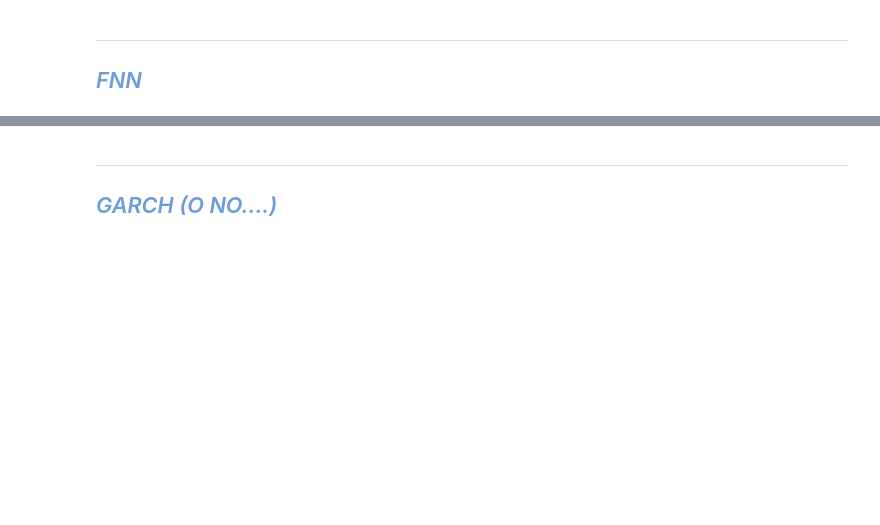
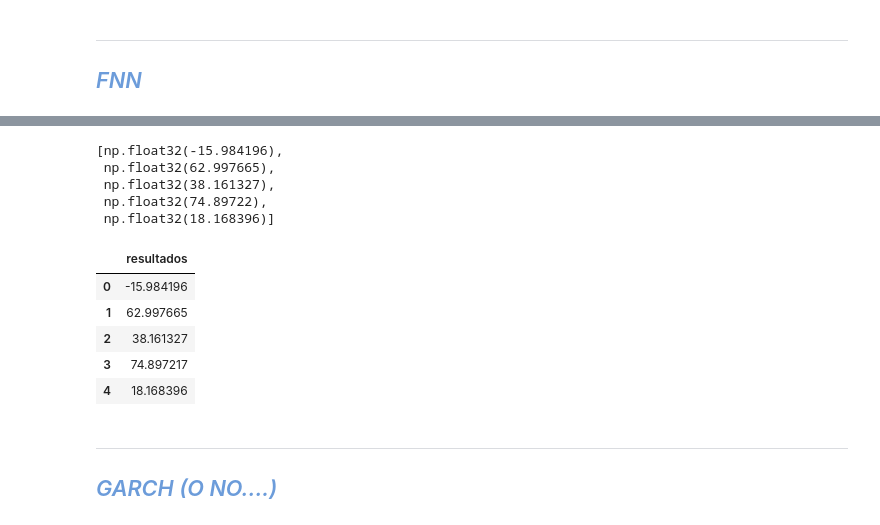
Before and after one commit to sarahbltn/GOLD_FNN_GARCH, a Jupyter notebook: examen_2_fnn_garch.ipynb, the cells around one changed output, grey strips where cells are left out. Saved outputs shown, nothing was run; the diff lists cells and outputs as text; code cells hidden in the pictures; blank space fills up the shorter version.

```diff
--- a/examen_2_fnn_garch.ipynb
+++ b/examen_2_fnn_garch.ipynb
@@ -292,0 +334,19 @@ fig_fnn.show()
+# %%
+last_window = X_test[-1]
+last_window_scaled = scaler.transform(last_window.reshape(1, -1))
+
+future_preds = []
+
+current_window = last_window.copy()
+
+for _ in range(5):
+    # Haciendo todo el proceso de nuevo, escalando los datos en la ventana específica, haciendo las predicciones y volviendo a las escalas originales.
+    current_window_scaled = scaler.transform(current_window.reshape(1, -1))
+
+    pred_scaled = model.predict(current_window_scaled)
+
+    pred = scaler_preds.inverse_transform(pred_scaled)[0,0]
+
+    future_preds.append(pred)
+
+    current_window = np.append(current_window[1:], pred)
@@ -292,0 +359,18 @@ fig_fnn.show()
+# %%
+future_preds
+# %% [output]
+[np.float32(-15.984196),
+ np.float32(62.997665),
+ np.float32(38.161327),
+ np.float32(74.89722),
+ np.float32(18.168396)]
+# %%
+df_resultados = pd.DataFrame(future_preds, columns=['resultados'])
+df_resultados
+# %% [output]
+|  | resultados |
+| 0 | -15.984196 |
+| 1 | 62.997665 |
+| 2 | 38.161327 |
+| 3 | 74.897217 |
+| 4 | 18.168396 |
```
Also changed, not shown: parts of 14 cells of this notebook, 5 other files.
